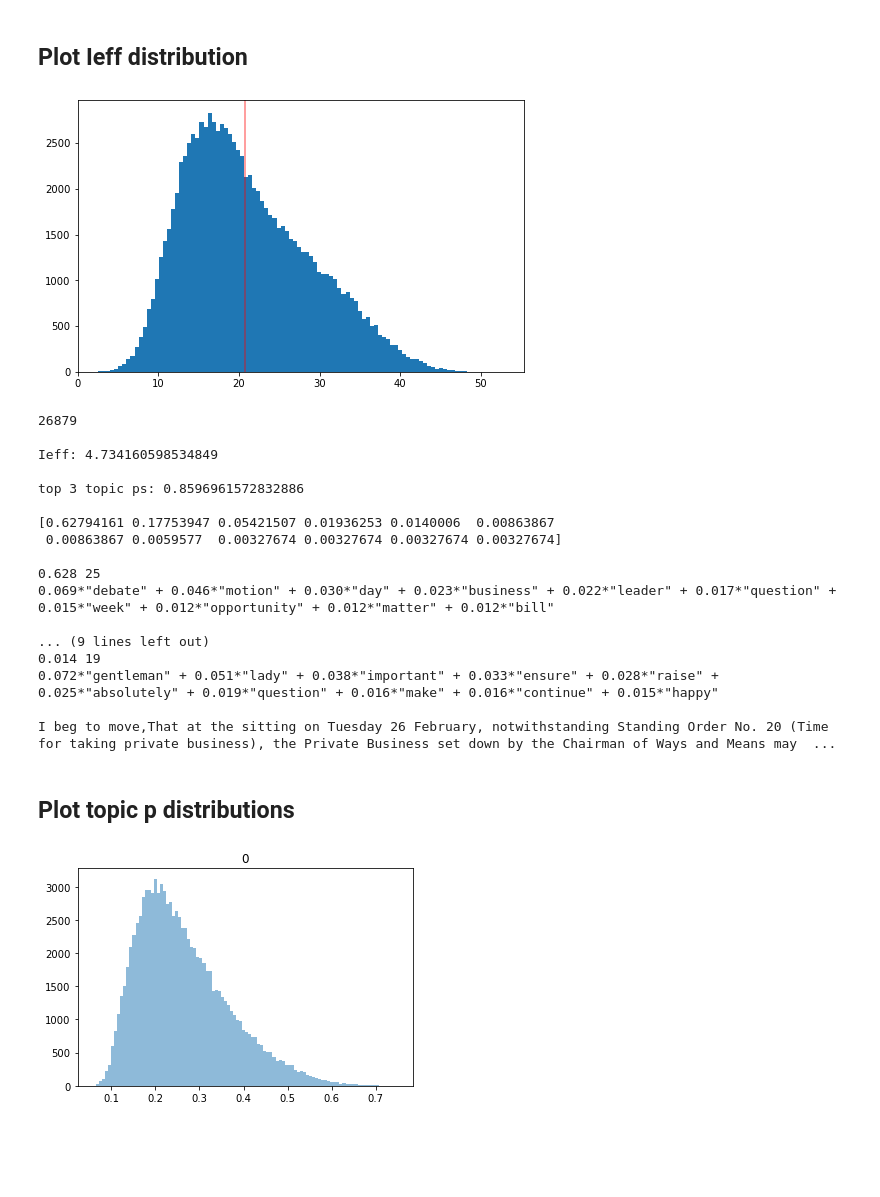
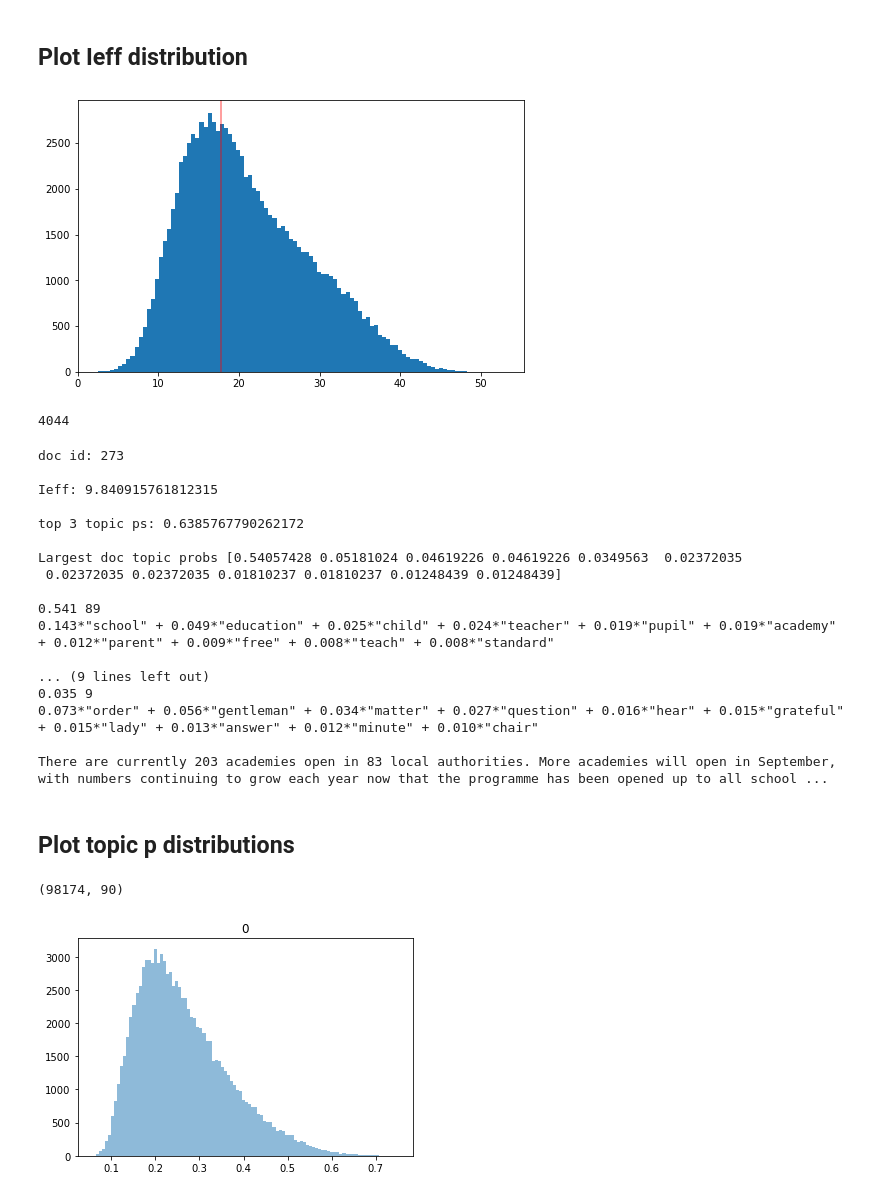
Before and after one commit to bendennes/hansard-nlp, a Jupyter notebook: 5_lda_inspect_filter.ipynb, the cells around one changed output. Cells and saved outputs as stored; diff of their text form; code cells hidden in the pictures; blank space fills up the shorter version.

```diff
--- a/4_lda_topic_modelling.ipynb
+++ b/5_lda_inspect_filter.ipynb
@@ -239,12 +14,0 @@ c_df
-# %%
-fig, ax = plt.subplots(figsize=(10,5))
-c_df.plot(y='c_npmi', ax=ax, marker='o', markersize=4)
-plt.xticks(np.arange(0,501,20))
-# ax.axhspan(0.078, 0.081, color='r', alpha=0.25)
-# plt.ylim(())
-# ax.axvspan(140, 330, alpha=0.25, color='r')
-# ax.axvspan(140, 170, alpha=0.25, color='r')
-# c_df[c_df.c_npmi > .0785].reset_index().plot.scatter(x='n_topics', y='c_npmi', ax=ax)
-plt.xlabel('n_topics')
-plt.ylabel('c_npmi coherence')
-plt.grid()
@@ -255,12 +14,0 @@ best model by c_npmi: 160 topics
-# %%
-fig, ax = plt.subplots(figsize=(10,5))
-c_df.plot(y='c_v', ax=ax, marker='o', markersize=4)
-plt.xticks(np.arange(0,501,20))
-# ax.axhspan(0.078, 0.081, color='r', alpha=0.25)
-# plt.ylim(())
-# ax.axvspan(140, 330, alpha=0.25, color='r')
-# ax.axvspan(140, 170, alpha=0.25, color='r')
-# c_df[c_df.c_npmi > .0785].reset_index().plot.scatter(x='n_topics', y='c_npmi', ax=ax)
-plt.xlabel('n_topics')
-plt.ylabel('c_v coherence')
-plt.grid()
@@ -305,19 +41,22 @@ dt.shape
 ## Plot Ieff distribution
 # %%
 from scipy.stats import entropy
+
 def plot_Ieff(dt, n_top=5, att=.75, bins=100):
     S = entropy(dt, base=2, axis=1)
     Ieff = 2**S
 
-    syn_probs = make_probs(160, 5, .75)
+    syn_probs = make_probs(dt.shape[1], 5, .75)
     syn_Ieff = 2**entropy(syn_probs, base=2)
 
     fig, ax = plt.subplots(figsize=(8,5))
     ax.hist(Ieff, bins=bins)
     ax.axvline(syn_Ieff, c='r', alpha=0.5)
     plt.show()
+
+    return Ieff
-# %%
-plot_Ieff(dt)
-# %% [output]
-[figure, removed]
+# %%
+Ieff = plot_Ieff(dt)
+# %% [output]
+[figure, added]
 # %%
@@ -336,29 +75,37 @@ def review_doc(ind, n_top_p=3):
         print('\r')
 
     print(df.iloc[ind].speech)
+# %%
+len(np.where(Ieff < 10)[0])
+# %% [output]
+4044
 # %%
-ind = np.random.choice(np.where(Ieff < 5)[0])
+ind = np.random.choice(np.where(Ieff < 10)[0])
 review_doc(ind)
 # %% [output]
-26879
+doc id: 273
 
-Ieff: 4.734160598534849
+Ieff: 9.840915761812315
 
-top 3 topic ps: 0.8596961572832886
+top 3 topic ps: 0.6385767790262172
 
-[0.62794161 0.17753947 0.05421507 0.01936253 0.0140006  0.00863867
- 0.00863867 0.0059577  0.00327674 0.00327674 0.00327674 0.00327674]
+Largest doc topic probs [0.54057428 0.05181024 0.04619226 0.04619226 0.0349563  0.02372035
+ 0.02372035 0.02372035 0.01810237 0.01810237 0.01248439 0.01248439]
 
-0.628 25
-0.069*"debate" + 0.046*"motion" + 0.030*"day" + 0.023*"business" + 0.022*"leader" + 0.017*"question" + 0.015*"week" + 0.012*"opportunity" + 0.012*"matter" + 0.012*"bill"
+0.541 89
+0.143*"school" + 0.049*"education" + 0.025*"child" + 0.024*"teacher" + 0.019*"pupil" + 0.019*"academy" + 0.012*"parent" + 0.009*"free" + 0.008*"teach" + 0.008*"standard"
 
 ... (9 lines left out)
-0.014 19
-0.072*"gentleman" + 0.051*"lady" + 0.038*"important" + 0.033*"ensure" + 0.028*"raise" + 0.025*"absolutely" + 0.019*"question" + 0.016*"make" + 0.016*"continue" + 0.015*"happy"
+0.035 9
+0.073*"order" + 0.056*"gentleman" + 0.034*"matter" + 0.027*"question" + 0.016*"hear" + 0.015*"grateful" + 0.015*"lady" + 0.013*"answer" + 0.012*"minute" + 0.010*"chair"
 
-I beg to move,That at the sitting on Tuesday 26 February, notwithstanding Standing Order No. 20 (Time for taking private business), the Private Business set down by the Chairman of Ways and Means may  ...
+There are currently 203 academies open in 83 local authorities. More academies will open in September, with numbers continuing to grow each year now that the programme has been opened up to all school ...
 # %% [markdown]
 ## Plot topic p distributions
+# %%
+dt.shape
+# %% [output]
+(98174, 90)
 # %%
 def topic_i_p(dt,i,j=None):
     if j is not None:
```
Also changed, not shown: parts of 66 cells of this notebook, 3 other files.
